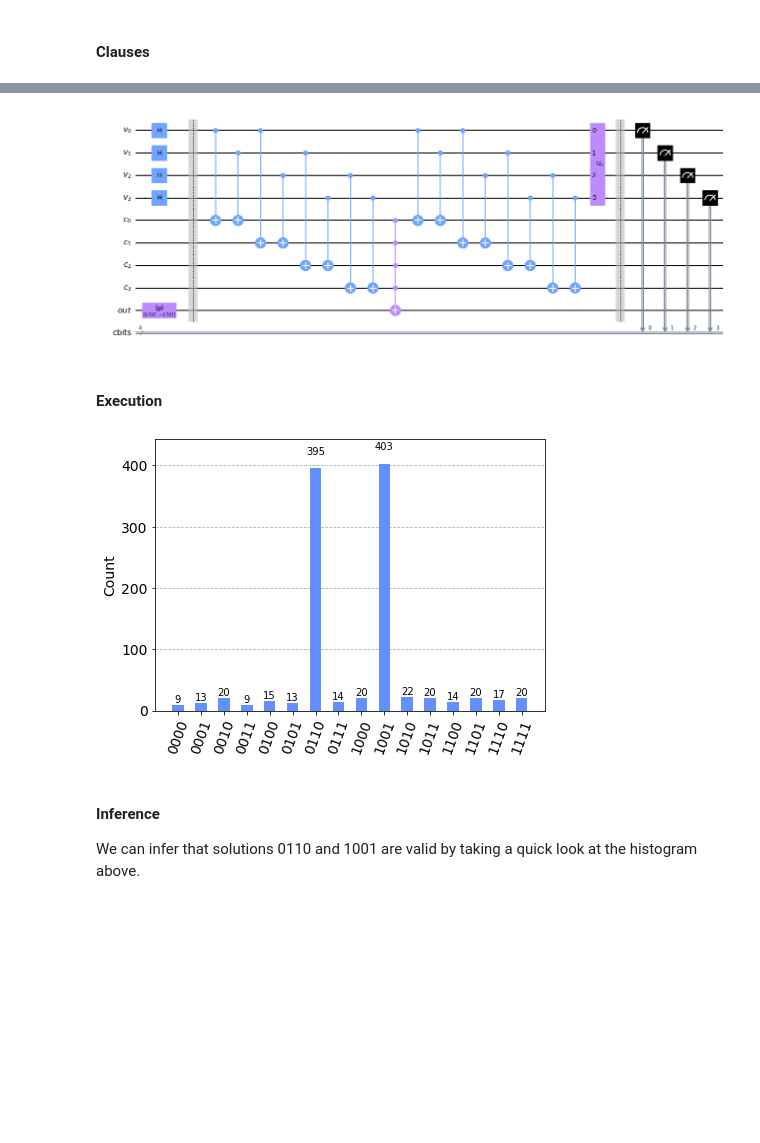
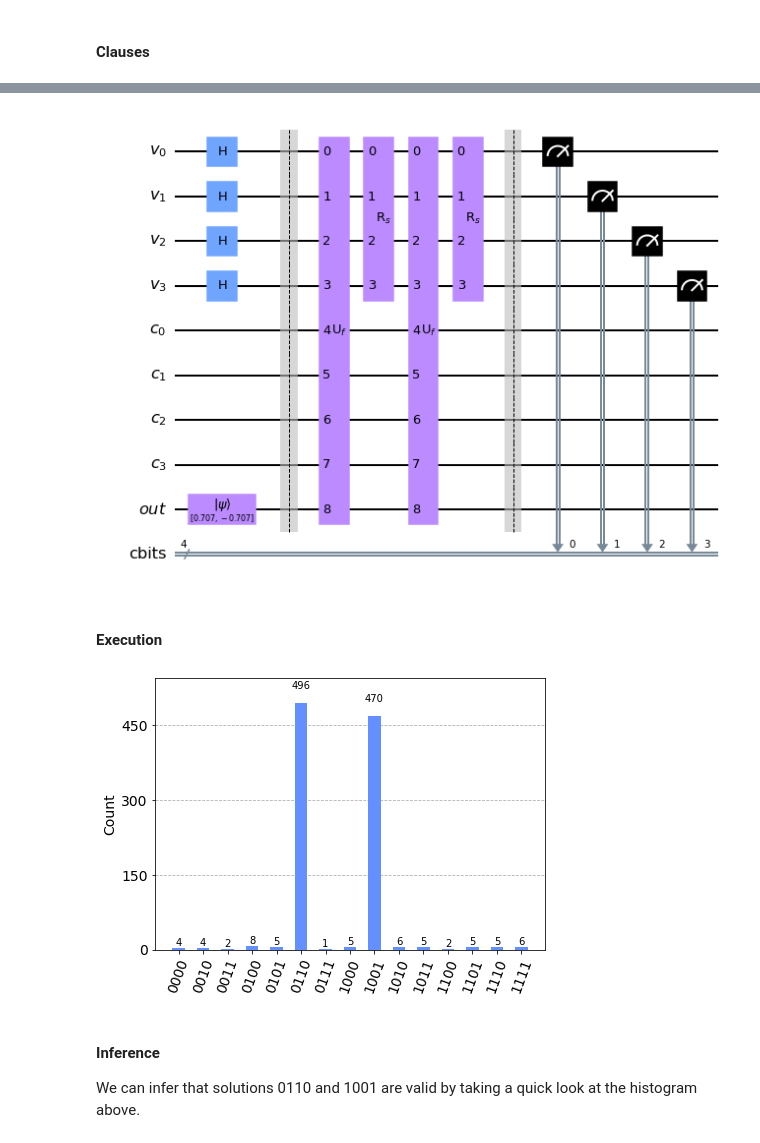
Before and after one commit to kid-116/Mira, a Jupyter notebook: 2x2_4.ipynb, the cells around one changed output, grey strips where cells are left out. Saved outputs shown, nothing was run; the diff lists cells and outputs as text; code cells hidden in the pictures; blank space fills up the shorter version.

```diff
--- a/2x2_4.ipynb
+++ b/2x2_4.ipynb
@@ -27,0 +31,9 @@ def display_qc(qc):
+# %%
+# theta(t) = (2t+1) * theta = pi/2
+# sin(theta) = 1/sqrt(N)
+# N = 2^n
+def num_turns(n):
+  N = 1 << n
+  theta = math.asin(1 / N**(1/2))
+  t = (math.pi / (2 * theta) - 1) // 2
+  return int(t)
@@ -48,6 +64,8 @@ def diffuser(nqubits, display_gate=False):
         qc.h(qubit)
 
     # R0
+    for qubit in range(nqubits):
+        qc.x(qubit)
     qc.h(nqubits-1)
     qc.mct(list(range(nqubits-1)), nqubits-1)
     qc.h(nqubits-1)
@@ -59,7 +77,7 @@ def diffuser(nqubits, display_gate=False):
     if display_gate:
       display_qc(qc)
     U = qc.to_gate()
-    U.name = 'U$_s$'
+    U.name = 'R$_s$'
     return U
 # %%
 diffuser(4, True)
@@ -93,3 +111,24 @@ def sudoku_oracle(qc, clauses, clause_qubits, output_qubit):
 
     for i, clause in enumerate(not_eq):
       XOR(qc, clause[0], clause[1], clause_qubits[i])
+# %%
+def sudoku_oracle(clauses, display_gate=False):
+  var_qubits = QuantumRegister(4, name='v')
+  clause_qubits = QuantumRegister(len(not_eq), name='c')
+  output_qubit = QuantumRegister(1, name='out')
+
+  qc = QuantumCircuit(var_qubits, clause_qubits, output_qubit)
+
+  for i, clause in enumerate(clauses):
+    XOR(qc, clause[0], clause[1], clause_qubits[i])
+
+  qc.mct(clause_qubits, output_qubit)
+
+  for i, clause in enumerate(not_eq):
+    XOR(qc, clause[0], clause[1], clause_qubits[i])
+
+  if display_gate:
+    display_qc(qc)
+  U = qc.to_gate()
+  U.name = 'U$_f$'
+  return U
@@ -96,26 +140,28 @@ def sudoku_oracle(qc, clauses, clause_qubits, output_qubit):
 # %%
 var_qubits = QuantumRegister(4, name='v')
 clause_qubits = QuantumRegister(len(not_eq), name='c')
 output_qubit = QuantumRegister(1, name='out')
 cbits = ClassicalRegister(4, name='cbits')
 
 qc = QuantumCircuit(var_qubits, clause_qubits, output_qubit, cbits)
 
 qc.initialize([1, -1]/np.sqrt(2), output_qubit)
 qc.h(var_qubits)
 
 qc.barrier()
 
-sudoku_oracle(qc, not_eq, clause_qubits, output_qubit)
-qc.append(diffuser(4), [0,1,2,3])
+n = 4
+for _ in range(num_turns(n)):
+  qc.append(sudoku_oracle(not_eq), [i for i in range(8 + 1)])
+  qc.append(diffuser(n), [0, 1, 2, 3])
 
 qc.barrier()
 
 qc.measure(var_qubits, cbits)
 
 display_qc(qc)
 # %% [output]
-[figure, old version]
+[figure, new version]
 # %% [markdown]
 #### Execution
 # %%
@@ -125,7 +171,7 @@ qobj = assemble(transpiled_qc)
 result = aer_sim.run(qobj).result()
 plot_histogram(result.get_counts())
 # %% [output]
-[figure, old version]
+[figure, new version]
 # %% [markdown]
 #### Inference
 We can infer that solutions 0110 and 1001 are valid by taking a quick look at the histogram above.
```
Also changed, not shown: parts of 5 cells of this notebook.
